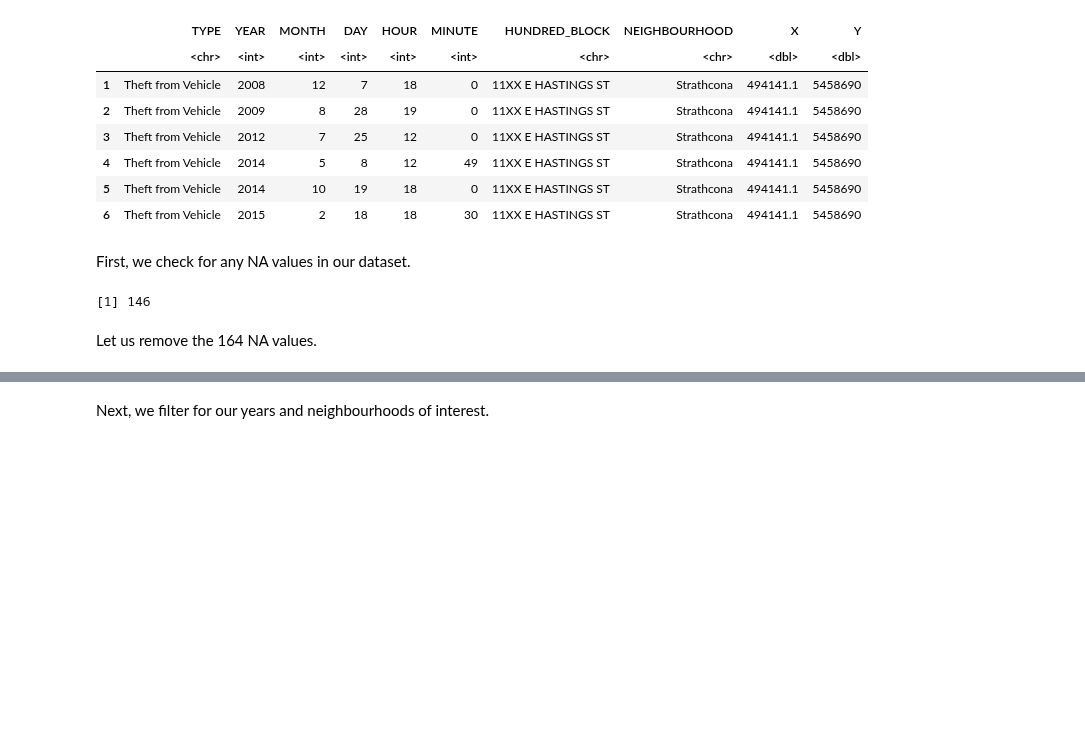
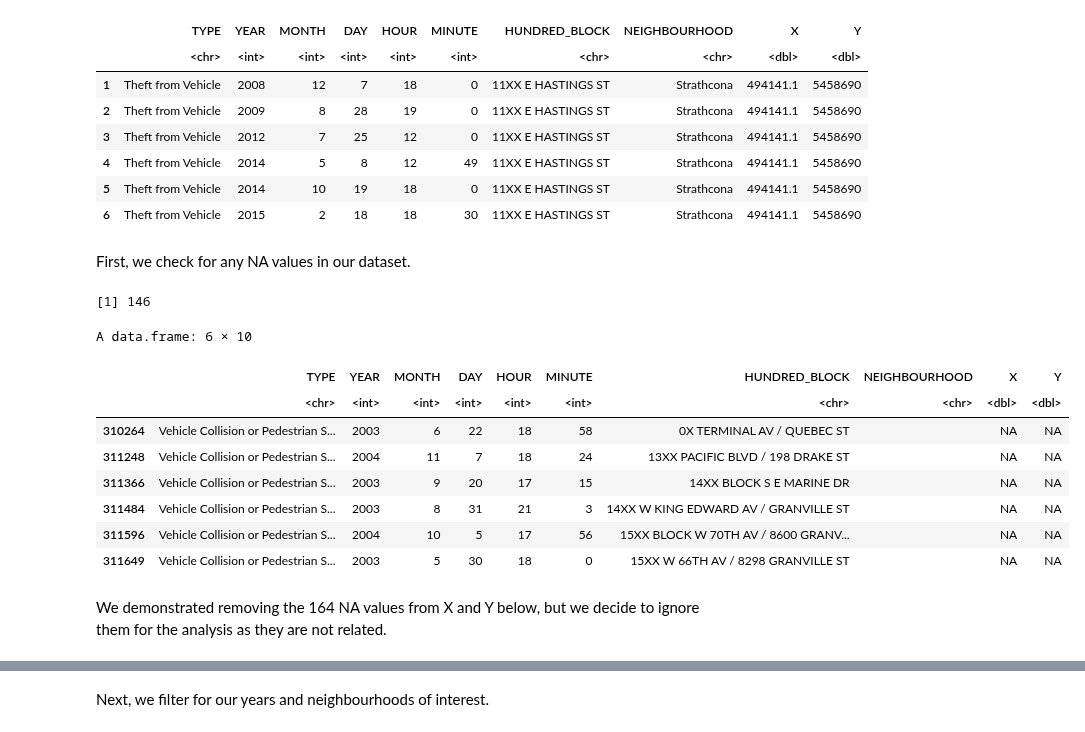
Before and after one commit to fankayii/STAT201_34, a Jupyter notebook: Final Project.ipynb, the cells around one changed output, grey strips where cells are left out. Saved outputs shown, nothing was run; the diff lists cells and outputs as text; code cells hidden in the pictures; blank space fills up the shorter version.

Commit message:
Added explanations for not removing NA values

```diff
--- a/Final Project.ipynb
+++ b/Final Project.ipynb
@@ -66,10 +66,20 @@ A data.frame: 6 × 10
 First, we check for any NA values in our dataset.
 # %%
 print(sum(is.na(crime)))
+head(crime[!complete.cases(crime), ])
 # %% [output]
 [1] 146
+A data.frame: 6 × 10
+|  | TYPE | YEAR | MONTH | DAY | HOUR | MINUTE | HUNDRED_BLOCK | NEIGHBOURHOOD | X | Y |
+|  | <chr> | <int> | <int> | <int> | <int> | <int> | <chr> | <chr> | <dbl> | <dbl> |
+| 310264 | Vehicle Collision or Pedestrian S... | 2003 | 6 | 22 | 18 | 58 | 0X TERMINAL AV / QUEBEC ST |  | NA | NA |
+| 311248 | Vehicle Collision or Pedestrian S... | 2004 | 11 | 7 | 18 | 24 | 13XX PACIFIC BLVD / 198 DRAKE ST |  | NA | NA |
+| 311366 | Vehicle Collision or Pedestrian S... | 2003 | 9 | 20 | 17 | 15 | 14XX BLOCK S E MARINE DR |  | NA | NA |
+| 311484 | Vehicle Collision or Pedestrian S... | 2003 | 8 | 31 | 21 | 3 | 14XX W KING EDWARD AV / GRANVILLE ST |  | NA | NA |
+| 311596 | Vehicle Collision or Pedestrian S... | 2004 | 10 | 5 | 17 | 56 | 15XX BLOCK W 70TH AV / 8600 GRANV... |  | NA | NA |
+| 311649 | Vehicle Collision or Pedestrian S... | 2003 | 5 | 30 | 18 | 0 | 15XX W 66TH AV / 8298 GRANVILLE ST |  | NA | NA |
 # %% [markdown]
-Let us remove the 164 NA values.
+We demonstrated removing the 164 NA values from X and Y below, but we decide to ignore them for the analysis as they are not related.
 # %%
 na.omit(crime) %>%
     head()
```
Also changed, not shown: parts of 25 cells of this notebook.
